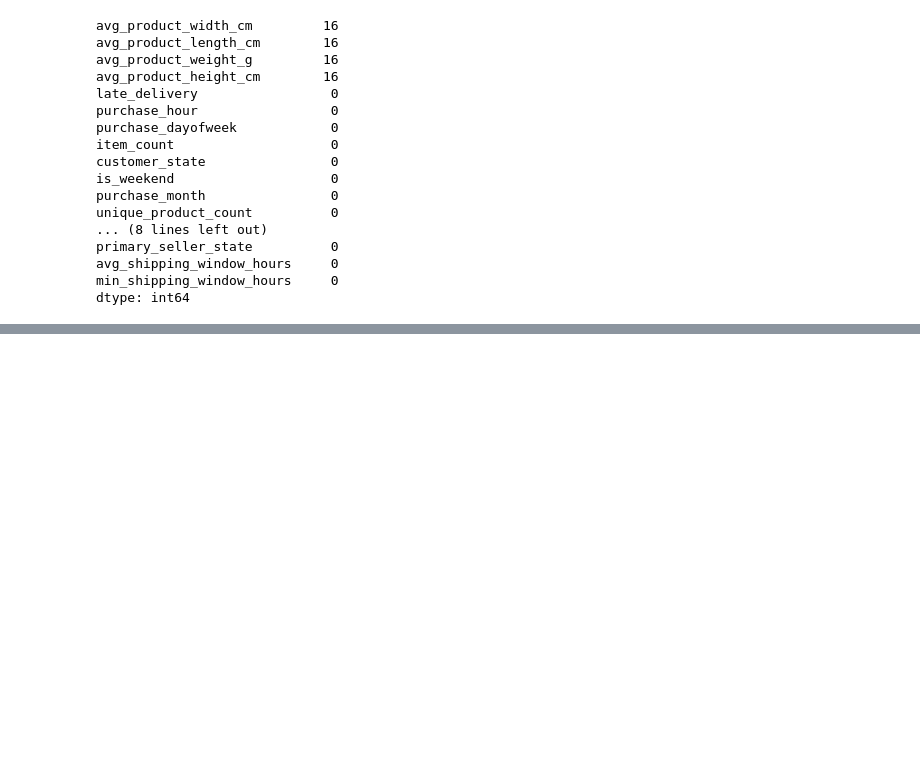
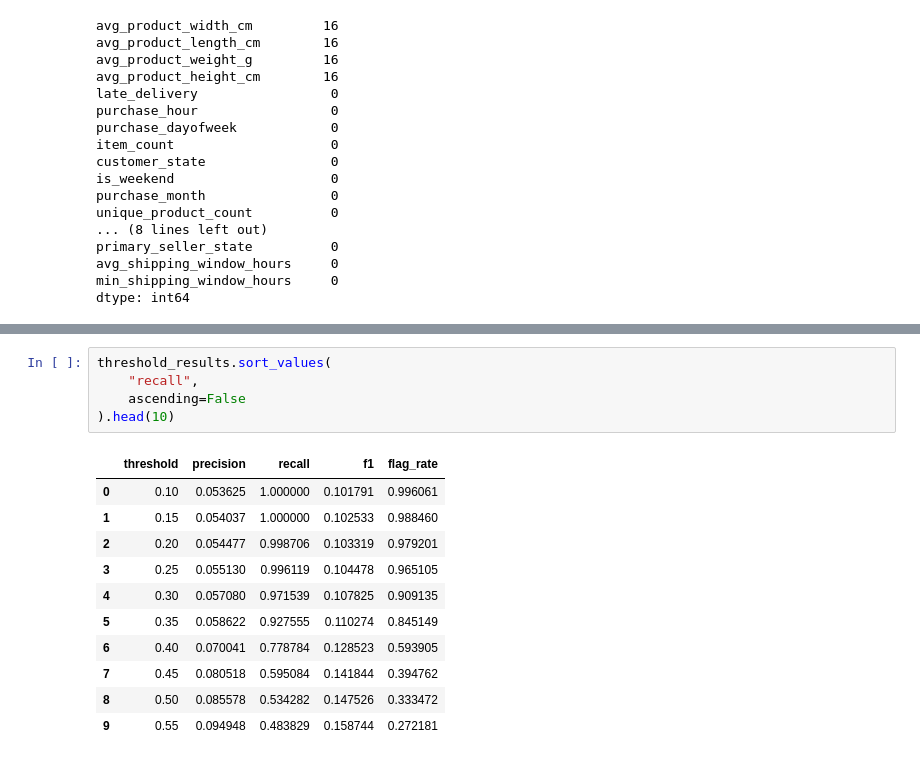
Before and after one commit to ananthsyam/delivery-risk-engine, a Jupyter notebook: notebooks/02_baseline_features.ipynb, the cells around one changed output, grey strips where cells are left out. Cells and saved outputs as stored; diff of their text form; blank space fills up the shorter version.

```diff
--- a/notebooks/02_baseline_features.ipynb
+++ b/notebooks/02_baseline_features.ipynb
@@ -638,0 +1044,17 @@ dtype: int64
+# %%
+threshold_results.sort_values(
+    "recall",
+    ascending=False
+).head(10)
+# %% [output]
+|  | threshold | precision | recall | f1 | flag_rate |
+| 0 | 0.10 | 0.053625 | 1.000000 | 0.101791 | 0.996061 |
+| 1 | 0.15 | 0.054037 | 1.000000 | 0.102533 | 0.988460 |
+| 2 | 0.20 | 0.054477 | 0.998706 | 0.103319 | 0.979201 |
+| 3 | 0.25 | 0.055130 | 0.996119 | 0.104478 | 0.965105 |
+| 4 | 0.30 | 0.057080 | 0.971539 | 0.107825 | 0.909135 |
+| 5 | 0.35 | 0.058622 | 0.927555 | 0.110274 | 0.845149 |
+| 6 | 0.40 | 0.070041 | 0.778784 | 0.128523 | 0.593905 |
+| 7 | 0.45 | 0.080518 | 0.595084 | 0.141844 | 0.394762 |
+| 8 | 0.50 | 0.085578 | 0.534282 | 0.147526 | 0.333472 |
+| 9 | 0.55 | 0.094948 | 0.483829 | 0.158744 | 0.272181 |
```
Also changed, not shown: parts of 74 cells of this notebook.
